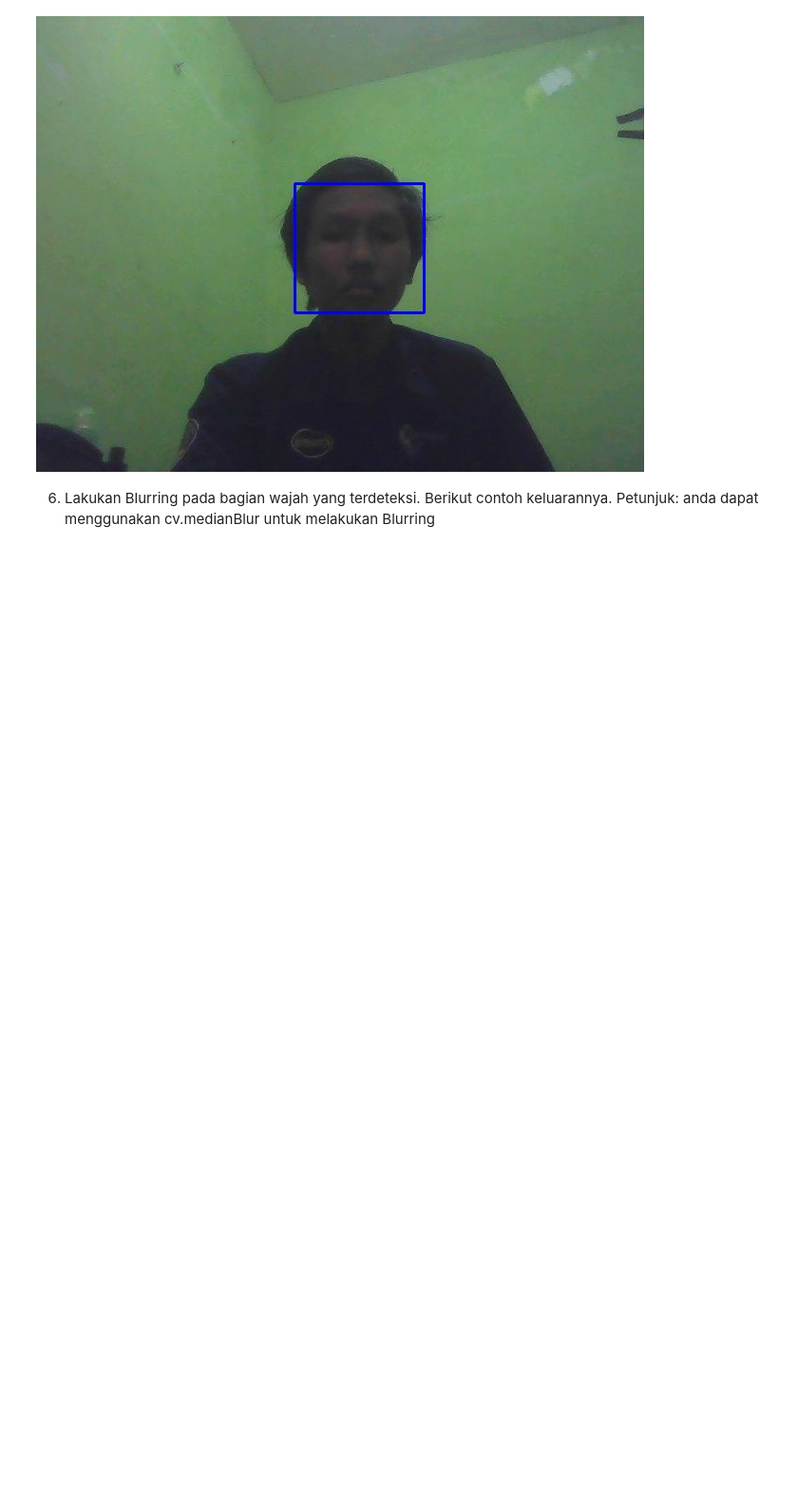
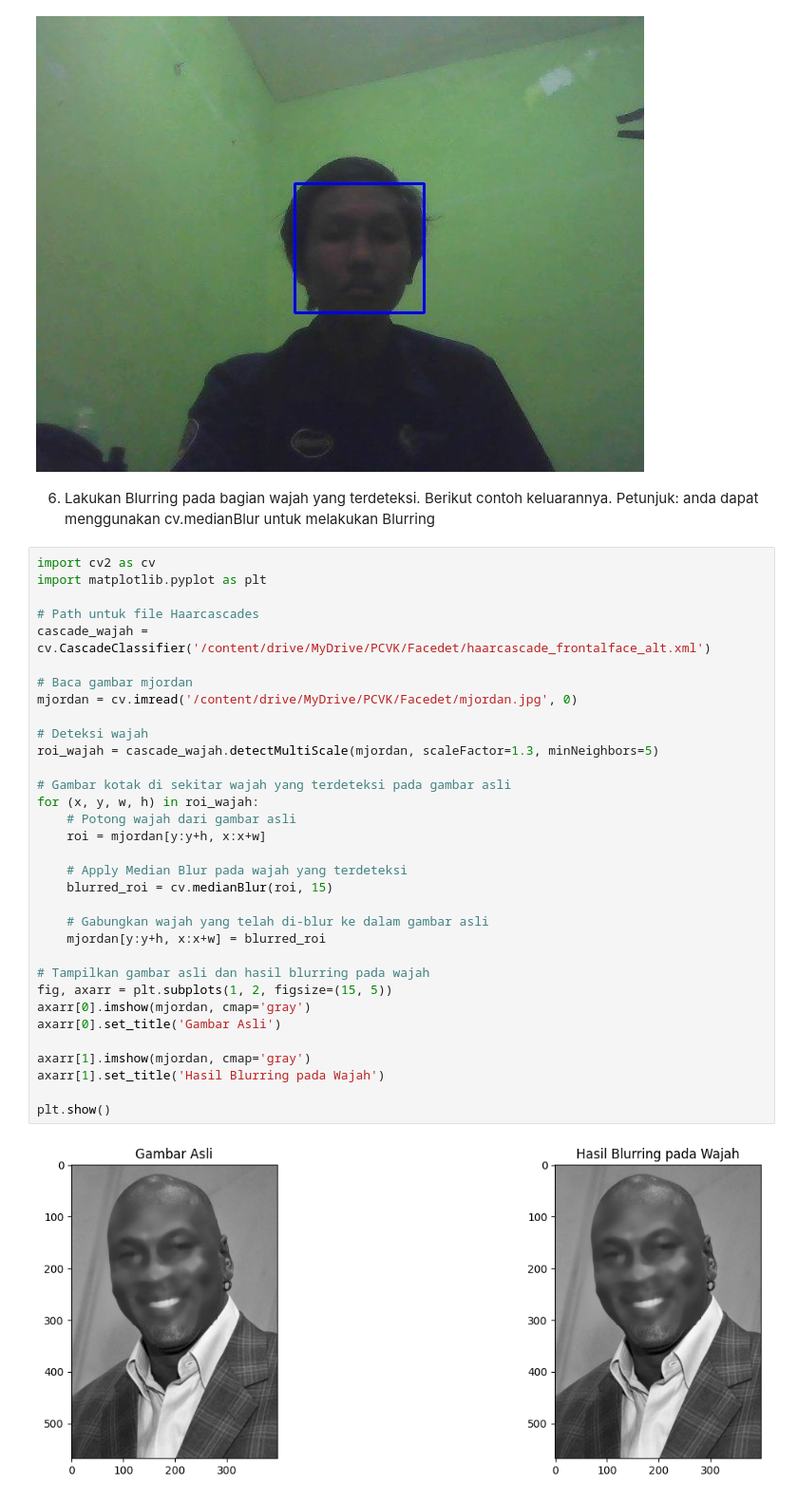
Before and after one commit to abdullahkhafabi-010/PCVK, a Jupyter notebook: WEEK12/Week12.ipynb, the cells around one changed output. Shown at 95% size. Cells and saved outputs as stored; diff of their text form; blank space fills up the shorter version.

```diff
--- a/WEEK12/Week12.ipynb
+++ b/WEEK12/Week12.ipynb
@@ -344,3 +344,38 @@ Saved to photo.jpg
 # %% [markdown]
 6. Lakukan Blurring pada bagian wajah yang terdeteksi. Berikut contoh keluarannya.
 Petunjuk: anda dapat menggunakan cv.medianBlur untuk melakukan Blurring
+# %%
+import cv2 as cv
+import matplotlib.pyplot as plt
+
+# Path untuk file Haarcascades
+cascade_wajah = cv.CascadeClassifier('/content/drive/MyDrive/PCVK/Facedet/haarcascade_frontalface_alt.xml')
+
+# Baca gambar mjordan
+mjordan = cv.imread('/content/drive/MyDrive/PCVK/Facedet/mjordan.jpg', 0)
+
+# Deteksi wajah
+roi_wajah = cascade_wajah.detectMultiScale(mjordan, scaleFactor=1.3, minNeighbors=5)
+
+# Gambar kotak di sekitar wajah yang terdeteksi pada gambar asli
+for (x, y, w, h) in roi_wajah:
+    # Potong wajah dari gambar asli
+    roi = mjordan[y:y+h, x:x+w]
+
+    # Apply Median Blur pada wajah yang terdeteksi
+    blurred_roi = cv.medianBlur(roi, 15)
+
+    # Gabungkan wajah yang telah di-blur ke dalam gambar asli
+    mjordan[y:y+h, x:x+w] = blurred_roi
+
+# Tampilkan gambar asli dan hasil blurring pada wajah
+fig, axarr = plt.subplots(1, 2, figsize=(15, 5))
+axarr[0].imshow(mjordan, cmap='gray')
+axarr[0].set_title('Gambar Asli')
+
+axarr[1].imshow(mjordan, cmap='gray')
+axarr[1].set_title('Hasil Blurring pada Wajah')
+
+plt.show()
+# %% [output]
+[figure, added]
```
Also changed, not shown: parts of 2 cells of this notebook.
